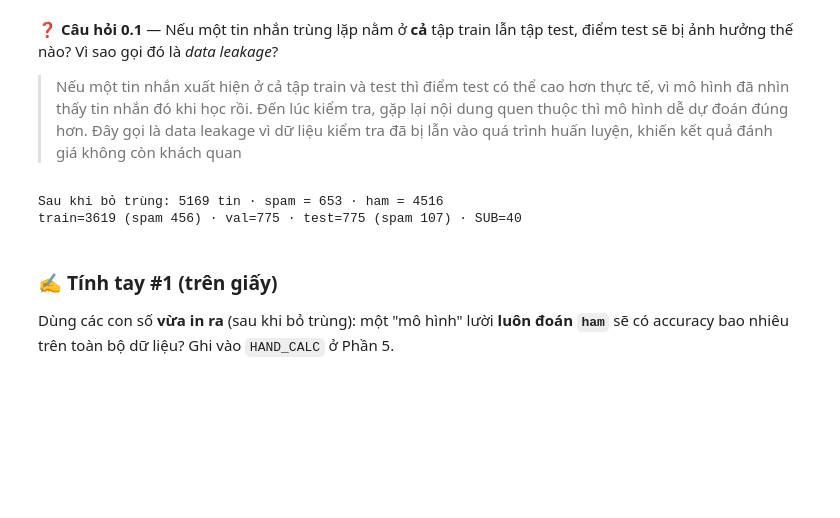
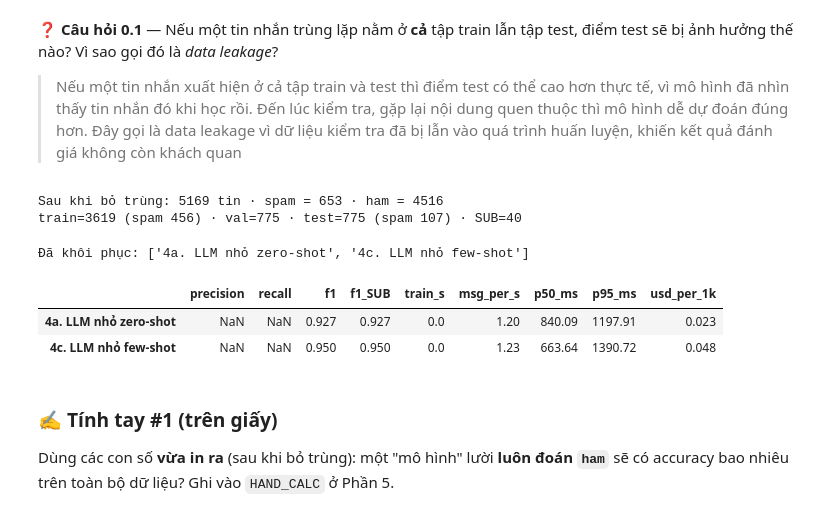
Before and after one commit to NTD-DUONG/K5-L3-DAY01-NguyenThuyDuong--2A202603388-AIFoundation, a Jupyter notebook: src/day01_spam_ml_dl_embedding_llm.ipynb, the cells around one changed output. Saved outputs shown, nothing was run; the diff lists cells and outputs as text; code cells hidden in the pictures; blank space fills up the shorter version.

```diff
--- a/src/day01_spam_ml_dl_embedding_llm.ipynb
+++ b/src/day01_spam_ml_dl_embedding_llm.ipynb
@@ -191,6 +197,51 @@ print(f"train={len(y_tr)} (spam {y_tr.sum()}) · val={len(y_va)} · test={len(y_
 # %% [output]
 Sau khi bỏ trùng: 5169 tin · spam = 653 · ham = 4516
 train=3619 (spam 456) · val=775 · test=775 (spam 107) · SUB=40
+# %%
+# Khôi phục kết quả Gemini đã chạy trước đó
+RESULTS["4a. LLM nhỏ zero-shot"] = {
+    "precision": np.nan,
+    "recall": np.nan,
+    "f1": 0.927,
+    "f1_SUB": 0.927,
+    "train_s": 0.0,
+    "msg_per_s": 1.20,
+    "p50_ms": 840.09,
+    "p95_ms": 1197.91,
+    "usd_per_1k": 0.00093 / 40 * 1000
+}
+
+RESULTS["4c. LLM nhỏ few-shot"] = {
+    "precision": np.nan,
+    "recall": np.nan,
+    "f1": 0.950,
+    "f1_SUB": 0.950,
+    "train_s": 0.0,
+    "msg_per_s": 1.23,
+    "p50_ms": 663.64,
+    "p95_ms": 1390.72,
+    "usd_per_1k": 0.00194 / 40 * 1000
+}
+
+print("Đã khôi phục:", list(RESULTS.keys()))
+# %% [output]
+Đã khôi phục: ['4a. LLM nhỏ zero-shot', '4c. LLM nhỏ few-shot']
+# %%
+import pandas as pd
+
+cols = [
+    "precision", "recall", "f1", "f1_SUB",
+    "train_s", "msg_per_s", "p50_ms",
+    "p95_ms", "usd_per_1k"
+]
+
+table = pd.DataFrame(RESULTS).T.reindex(columns=cols)
+
+display(table.round(3))
+# %% [output]
+|  | precision | recall | f1 | f1_SUB | train_s | msg_per_s | p50_ms | p95_ms | usd_per_1k |
+| 4a. LLM nhỏ zero-shot | NaN | NaN | 0.927 | 0.927 | 0.0 | 1.20 | 840.09 | 1197.91 | 0.023 |
+| 4c. LLM nhỏ few-shot | NaN | NaN | 0.950 | 0.950 | 0.0 | 1.23 | 663.64 | 1390.72 | 0.048 |
 # %% [markdown]
 ### ✍️ Tính tay #1 (trên giấy)
 Dùng các con số **vừa in ra** (sau khi bỏ trùng): một "mô hình" lười **luôn đoán `ham`** sẽ có accuracy bao nhiêu trên toàn bộ dữ liệu? Ghi vào `HAND_CALC` ở Phần 5.
```
Also changed, not shown: parts of 42 cells of this notebook.
